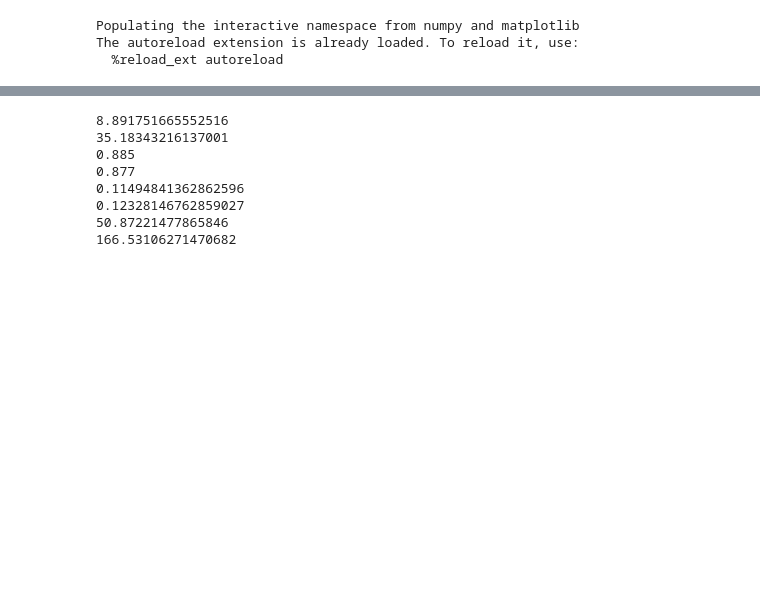
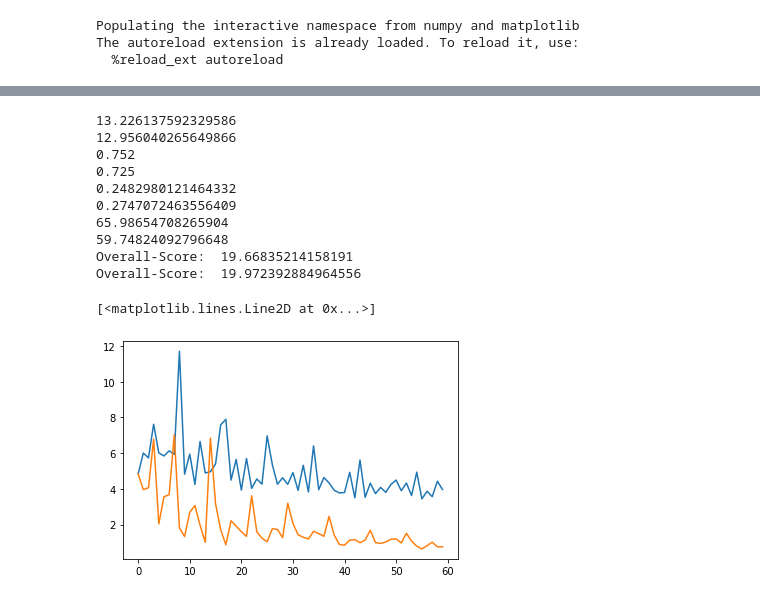
Before and after one commit to alexeitl/rp_extract, a Jupyter notebook: attempt_rythm_histogram.ipynb, the cells around one changed output, grey strips where cells are left out. Cells and saved outputs as stored; diff of their text form; code cells hidden in the pictures; blank space fills up the shorter version.

```diff
--- a/attempt_rythm_histogram.ipynb
+++ b/attempt_rythm_histogram.ipynb
@@ -179,12 +180,29 @@ print(measures.cosine_distance(features_nichtmatch1["rh"], features_nichtmatch2[
 
 print(measures.manhattan_distance(features_match1["rh"], features_match2["rh"]))
 print(measures.manhattan_distance(features_nichtmatch1["rh"], features_nichtmatch2["rh"]))
+
+print("Overall-Score: ", measures.overall_score(features_match1["rh"], features_match2["rh"]))
+
+print("Overall-Score: ", measures.overall_score(features_nichtmatch1["rh"], features_nichtmatch2["rh"]))
 # %% [output]
-8.891751665552516
-35.18343216137001
-0.885
-0.877
-0.11494841362862596
-0.12328146762859027
-50.87221477865846
-166.53106271470682
+13.226137592329586
+12.956040265649866
+0.752
+0.725
+0.2482980121464332
+0.2747072463556409
+65.98654708265904
+59.74824092796648
+Overall-Score:  19.66835214158191
+Overall-Score:  19.972392884964556
+# %%
+features_match1_fitted = features_match1["rh"] - (features_match1["rh"][0]- features_match2["rh"][0])
+features_nichtmatch1_fitted = features_nichtmatch1["rh"] - (features_nichtmatch1["rh"][0]- features_nichtmatch2["rh"][0])
+# %%
+plt.plot(features_match1_fitted)
+
+
+plt.plot(features_match2["rh"])
+# %% [output]
+[<matplotlib.lines.Line2D at 0x...>]
+[figure, added]
```
Also changed, not shown: parts of 13 cells of this notebook, 1 other file.
